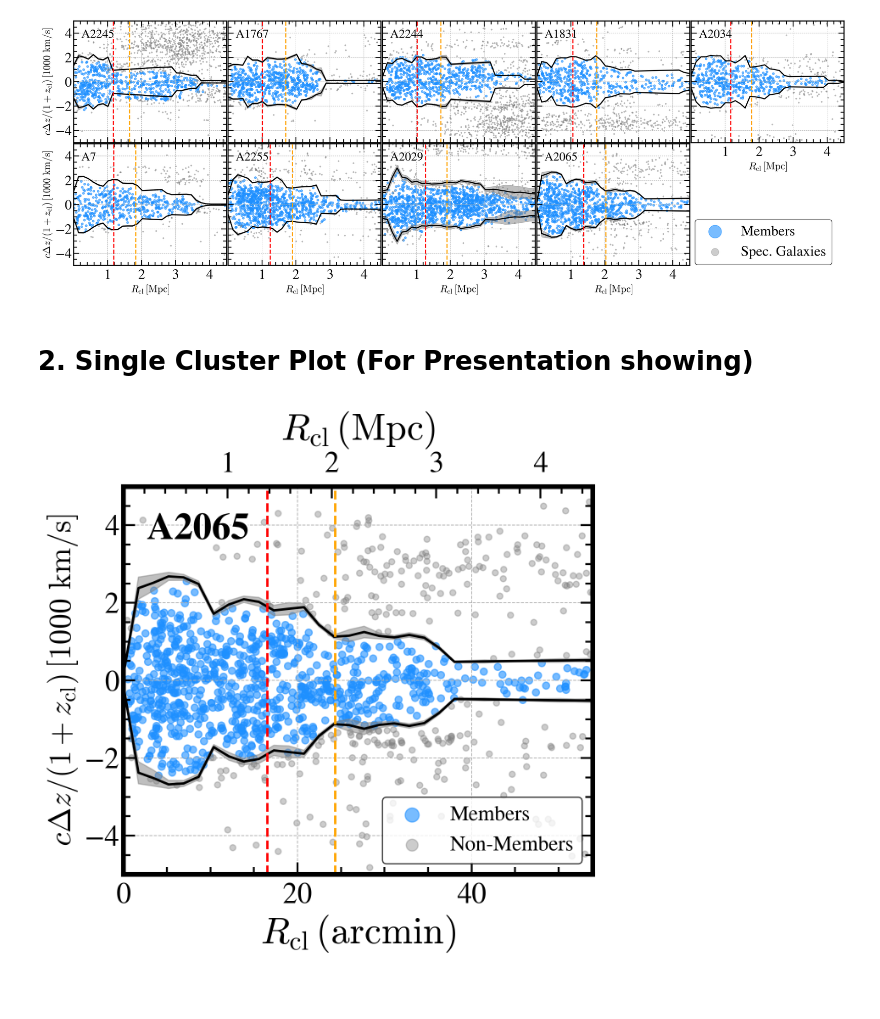
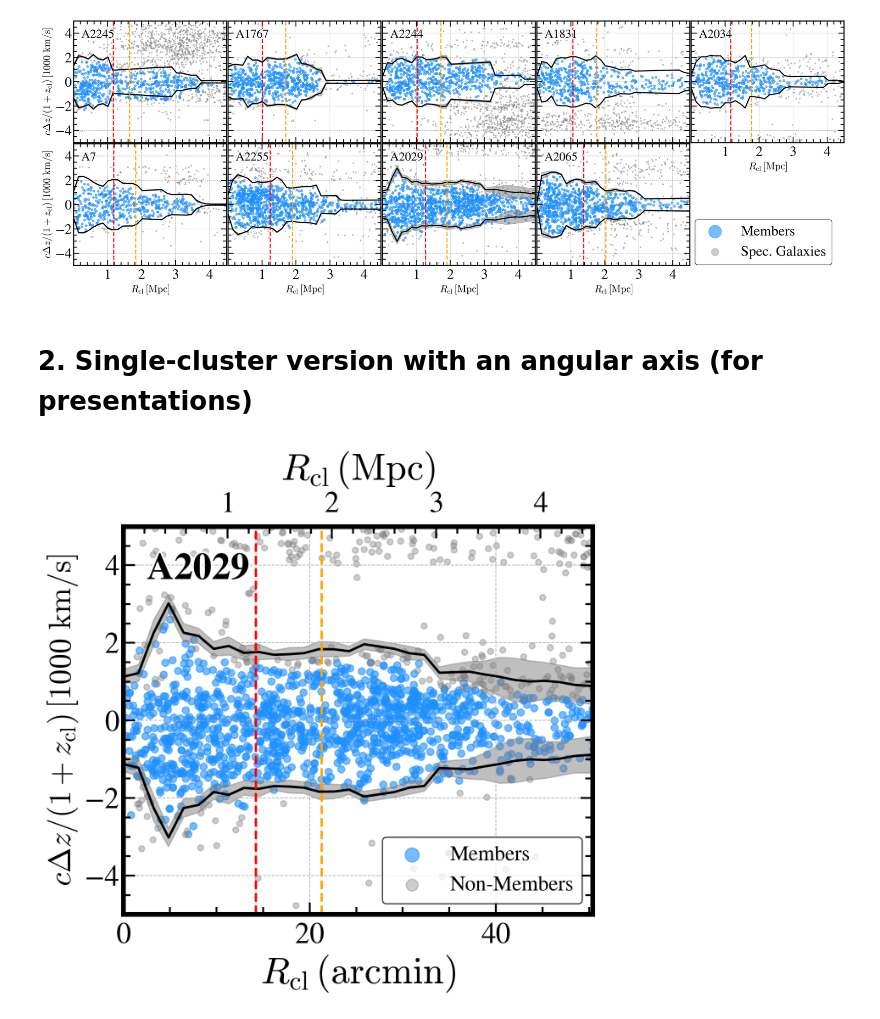
Before and after one commit to joey1170/Park2026b-MACH-SMF, a Jupyter notebook: CODE/MACH/DATA_ANALYSIS/04_Rv_digaram.ipynb, the cells around one changed output. Cells and saved outputs as stored; diff of their text form; code cells hidden in the pictures; blank space fills up the shorter version.

```diff
--- a/CODE/MACH/DATA_ANALYSIS/04_Rv_digaram.ipynb
+++ b/CODE/MACH/DATA_ANALYSIS/04_Rv_digaram.ipynb
@@ -195,13 +194,9 @@ plt.savefig(f"{MAINPATH}/FIGURE/IMAGES/Figure4.pdf", format="pdf", bbox_inches="
 plt.show()
 # %% [output]
 [figure]
-# %% [markdown]
-# 2. Single Cluster Plot (For Presentation showing)
+# %% [markdown]
+# 2. Single-cluster version with an angular axis (for presentations)
 # %%
-import pandas as pd
-import matplotlib.pyplot as plt
-import numpy as np
-from matplotlib.ticker import MultipleLocator
 import matplotlib.patheffects as patheffects
 import astropy.units as u
 
@@ -216,7 +211,7 @@ hecs_vac = pd.read_csv(f'{MAINPATH}/DATA/MACH_PHOT/AllHeCS_VAC_updated.csv')
 # Set up plotting for a single cluster diagram
 fig, ax = plt.subplots(figsize=(7.2, 7.2))  # 9*0.8 = 7.2
 
-TARGET = 'A2065'  # Target cluster name
+TARGET = 'A2029'  # Target cluster name
 
 # Subset the MACH data for this cluster and filter valid redshift objects
 df = mach_data[mach_data['CLID'] == TARGET].copy()
@@ -298,31 +293,31 @@ ax.grid(which='major', linestyle='--', linewidth=0.7)
 ax.set_ylabel(r'$c\Delta z/(1+z_{\mathrm{cl}})\,[1000~\mathrm{km/s}]$', fontsize=26)
 ax.set_xlabel(r'$R_{\mathrm{cl}}\,(\mathrm{arcmin})$', fontsize=32)
 
 # Second X-axis (top, in Mpc)
 ax2 = ax.twiny()
 arcmin_min, arcmin_max = ax.get_xlim()
 ax2.set_xlim(arcmin_to_mpc(arcmin_min), arcmin_to_mpc(arcmin_max))
 ax2.set_xlabel(r'$R_{\mathrm{cl}}\,(\mathrm{Mpc})$', fontsize=32, labelpad=10)
 ax2.set_xticks(np.arange(1, 5, 1))
 ax2.tick_params(which='both', direction='in')
 
 # Annotate Cluster ID in upper-left
 ax.text(0.05, 0.93, TARGET, transform=ax.transAxes,
         fontsize=32, ha='left', va='top', fontweight='bold',
         path_effects=[patheffects.withStroke(linewidth=3, foreground='w')])
 
 # Thicken all panel borders
 for spine in ax.spines.values():
     spine.set_linewidth(3.5)
 
 # Add legend
 handles, labels = ax.get_legend_handles_labels()
 ax.legend(handles, labels, loc='lower right', ncol=1, fontsize=18,
           frameon=True, edgecolor='black', markerscale=2)
 
 # Final layout and show plot
 plt.tight_layout()
 # plt.savefig(f"{FIGUREPATH}/A2065_Rv_diagram.pdf", format="pdf", bbox_inches="tight")
 plt.show()
 # %% [output]
-[figure, old version]
+[figure, new version]
```
Also changed, not shown: parts of 6 cells of this notebook, 22 other files.
